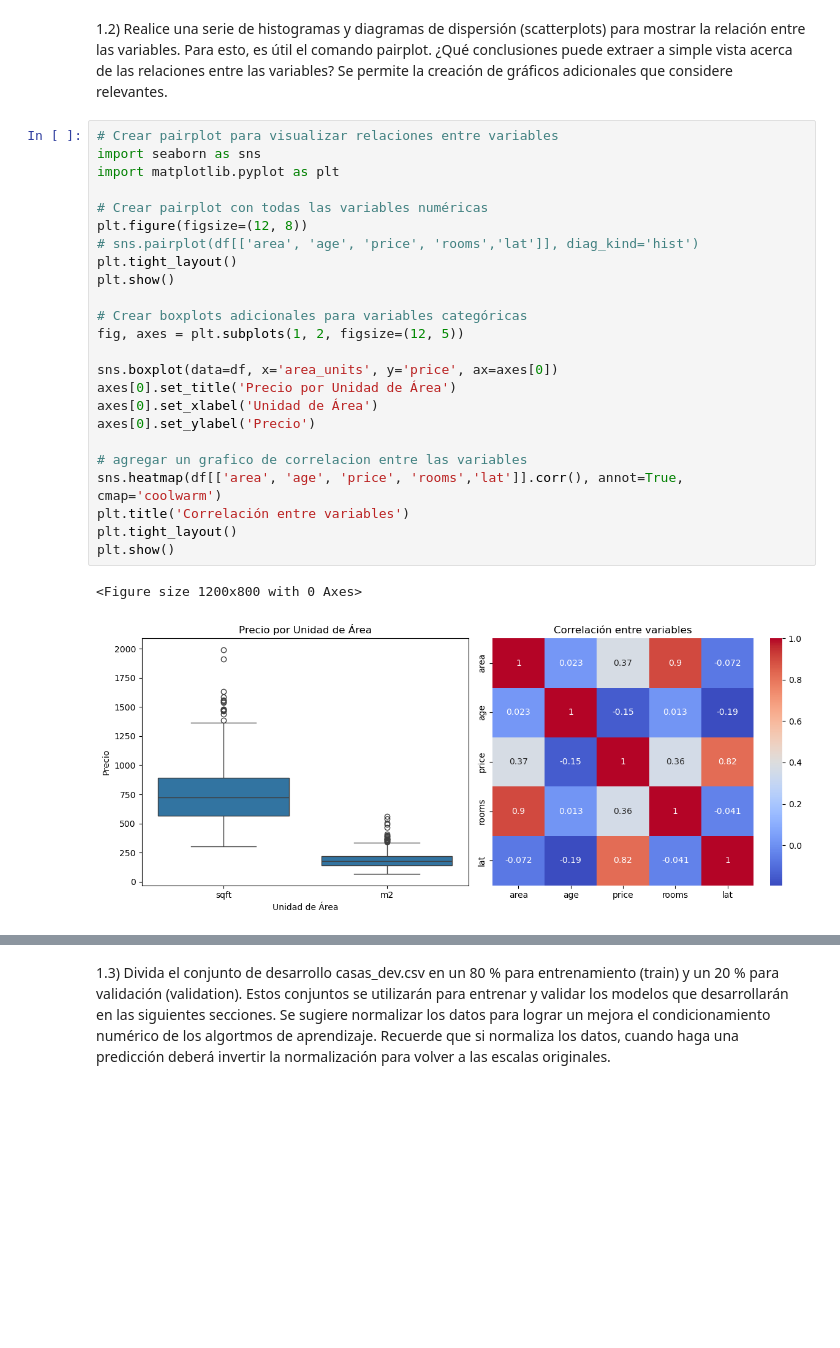
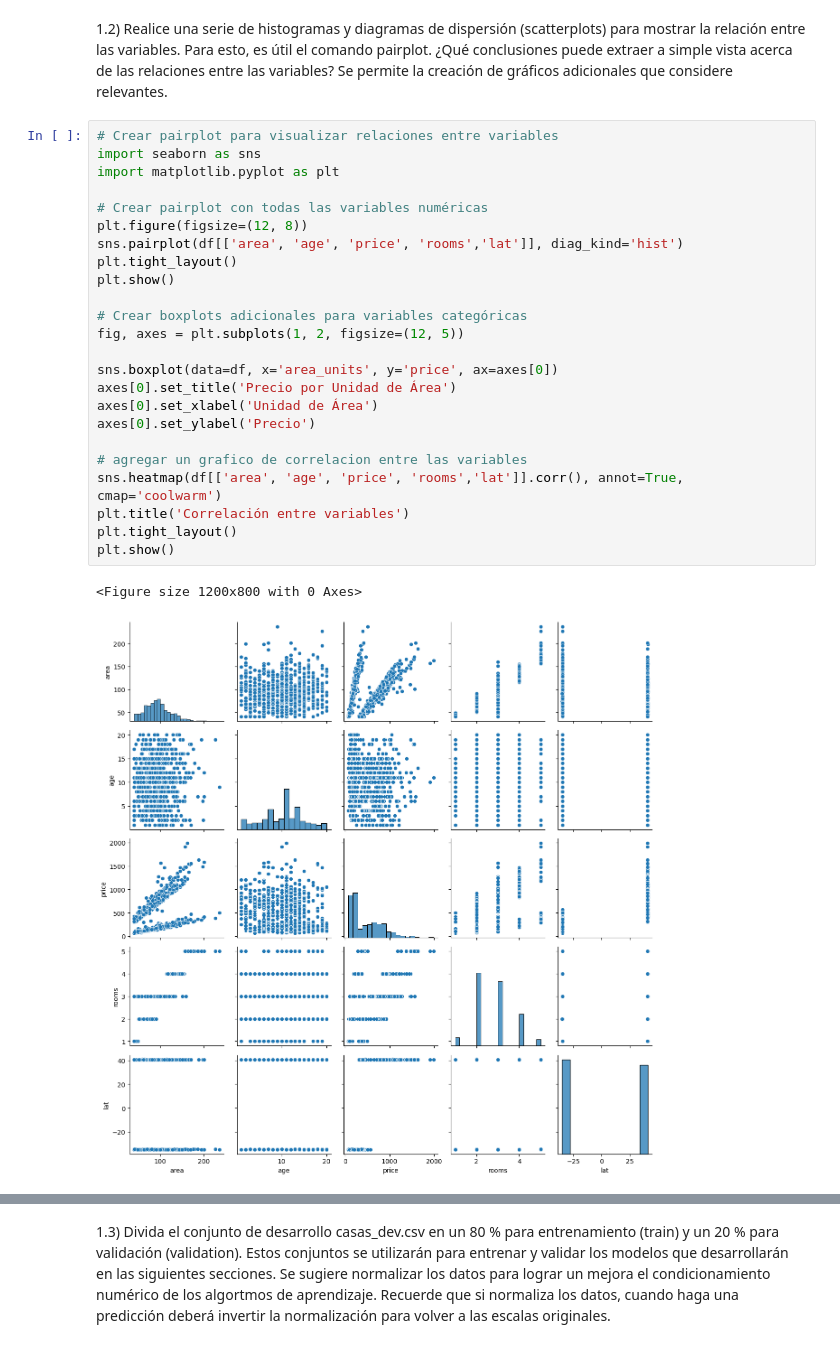
Before and after one commit to mattemusacchio/ML, a Jupyter notebook: tp1/notebooks/Entrega_TP1.ipynb, the cells around one changed output, grey strips where cells are left out. Cells and saved outputs as stored; diff of their text form; blank space fills up the shorter version.

```diff
--- a/tp1/notebooks/Entrega_TP1.ipynb
+++ b/tp1/notebooks/Entrega_TP1.ipynb
@@ -125,27 +125,27 @@ Primeras filas del dataset procesado:
 # %%
 # Crear pairplot para visualizar relaciones entre variables
 import seaborn as sns
 import matplotlib.pyplot as plt
 
 # Crear pairplot con todas las variables numéricas
 plt.figure(figsize=(12, 8))
-# sns.pairplot(df[['area', 'age', 'price', 'rooms','lat']], diag_kind='hist')
+sns.pairplot(df[['area', 'age', 'price', 'rooms','lat']], diag_kind='hist')
 plt.tight_layout()
 plt.show()
 
 # Crear boxplots adicionales para variables categóricas
 fig, axes = plt.subplots(1, 2, figsize=(12, 5))
 
 sns.boxplot(data=df, x='area_units', y='price', ax=axes[0])
 axes[0].set_title('Precio por Unidad de Área')
 axes[0].set_xlabel('Unidad de Área')
 axes[0].set_ylabel('Precio')
 
 # agregar un grafico de correlacion entre las variables
 sns.heatmap(df[['area', 'age', 'price', 'rooms','lat']].corr(), annot=True, cmap='coolwarm')
 plt.title('Correlación entre variables')
 plt.tight_layout()
 plt.show()
 # %% [output]
 <Figure size 1200x800 with 0 Axes>
-[figure, old version]
+[figure, new version]
```
Also changed, not shown: parts of 24 cells of this notebook, 3 other files.
